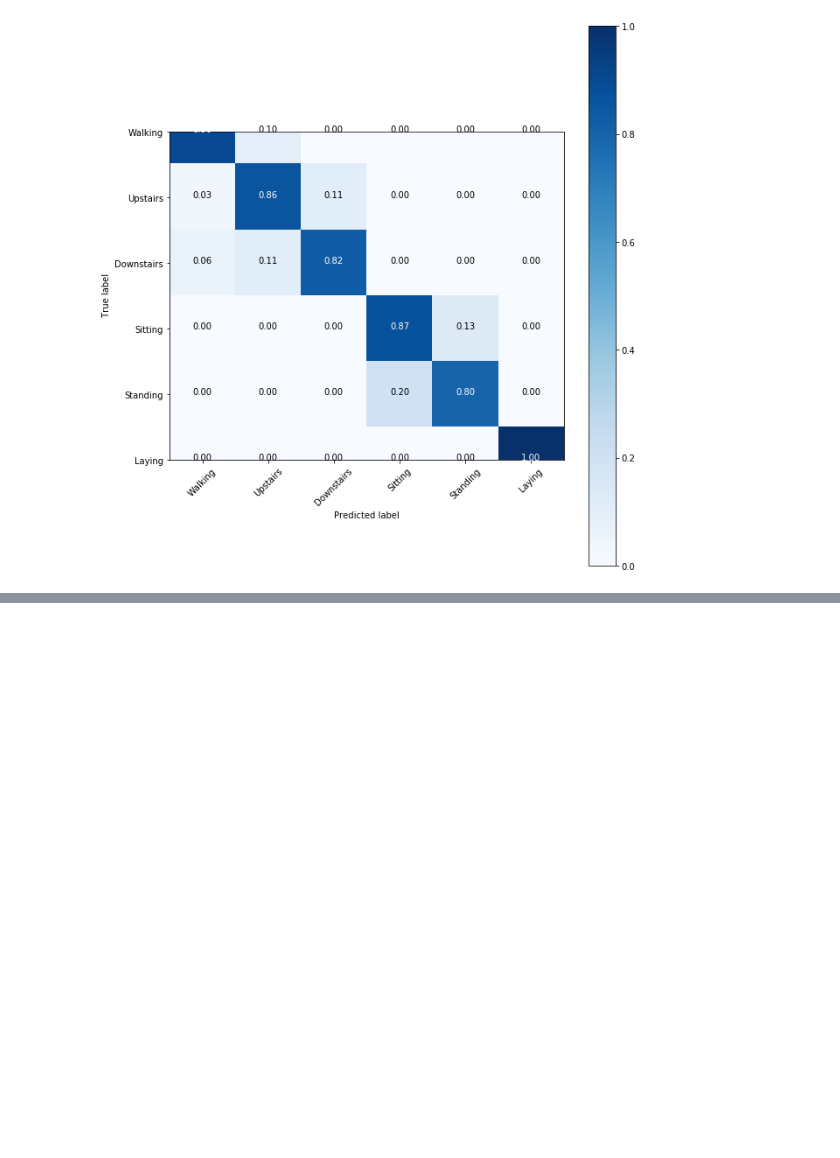
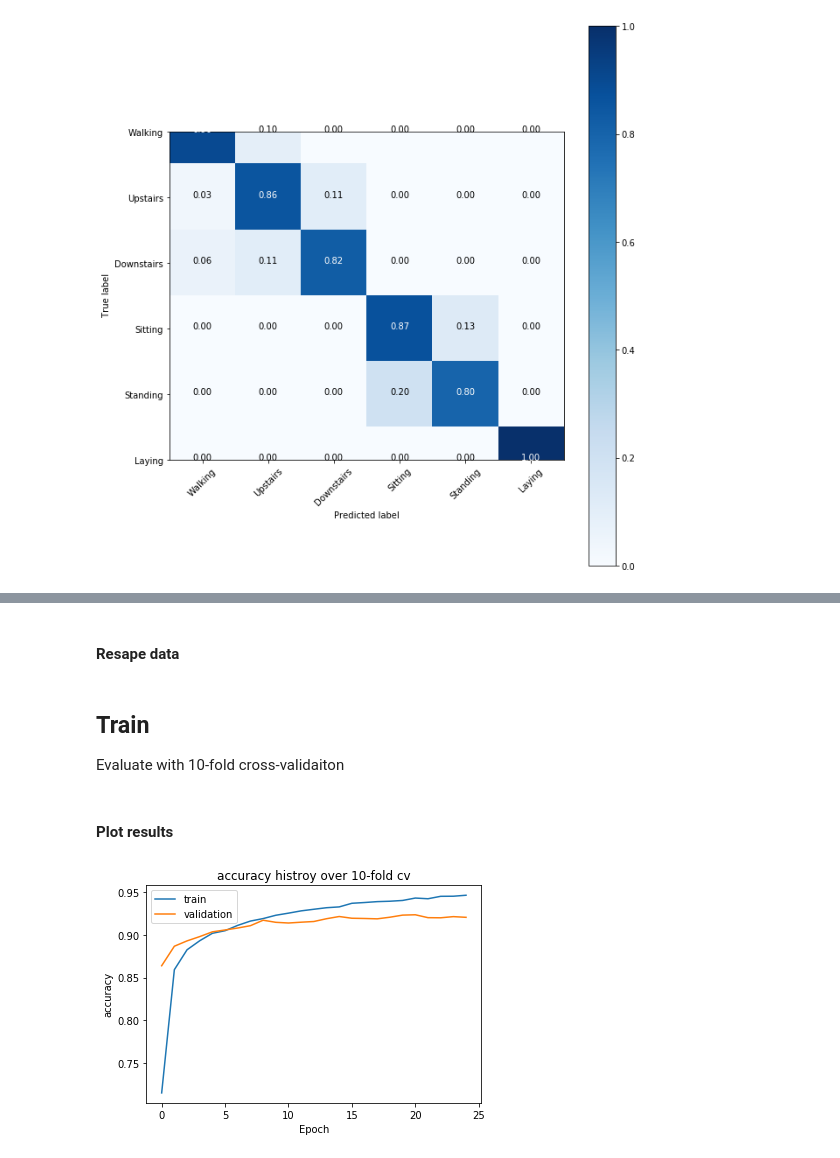
Before and after one commit to anaramirli/human-activity-recognition, a Jupyter notebook: 4. model building and testing.ipynb, the cells around one changed output, grey strips where cells are left out. Saved outputs shown, nothing was run; the diff lists cells and outputs as text; code cells hidden in the pictures; blank space fills up the shorter version.

```diff
--- a/4. model building and testing.ipynb
+++ b/4. model building and testing.ipynb
@@ -171,23 +174,25 @@ for param_i, params in enumerate(param_list):
         # evaluate model
 
         # add early stopping
-        es = EarlyStopping(monitor='val_accuracy', verbose=1, patience=10)
+        # es = EarlyStopping(monitor='val_accuracy', verbose=1, patience=10)
 
         # train model
         model = NN_model(hidden_layer_size, activation, node_size, optimizer)
         history = model.fit(trainX, trainy, validation_data=(testX, testy), epochs=30, verbose=0)
 
+        # add each fold result to list
         acc_his.append(history.history['accuracy'])
         loss_his.append(history.history['loss'])
         val_acc_his.append(history.history['val_accuracy'])
         val_loss_his.append(history.history['val_loss'])
 
 
+    # get the mean value of k-fold results
     models_history[param_i] = {'accuracy': np.mean(acc_his, axis=0),
                                'loss': np.mean(loss_his, axis=0),
                                'val_accuracy': np.mean(val_acc_his, axis=0),
                                'val_loss': np.mean(val_loss_his, axis=0)}
-
+    # evaluate results
     if tmp_val_acc<models_history[param_i]['val_accuracy'][-1]:
         tmp_val_acc=models_history[param_i]['val_accuracy'][-1]
         best_model_history =  models_history[param_i]
@@ -249,0 +260,38 @@ plot_confusion_matrix(confusion_matrix(y_pred, y_test), classes, 'Predicted labe
+# %%
+def LSTM_model(n_timesteps, n_features, activation, dense, optimizer, n_outputs=6):
+
+    '''
+    model to be used in grid_search with cross fold
+    input:
+        n_timesteps: number of timesteps
+        n_features: number of features
+        n_outputs: number of outputs
+        activation: activation function for nodes
+        dense: number of nodes
+        optimizer: optimizer function
+    '''
+
+    model = Sequential()
+
+    # add LSTM layer
+    model.add(LSTM(dense, input_shape=(n_timesteps,n_features)))
+    model.add(Dropout(0.2))
+
+    # add a single dense Layer
+    model.add(Dense(dense, activation=activation))
+    model.add(Dropout(0.2))
+
+    # add output layer
+    model.add(Dense(n_outputs, activation='softmax'))
+
+    model.compile(loss='categorical_crossentropy', optimizer=optimizer, metrics=['accuracy'])
+    return model
+# %% [markdown]
+#### Resape data
+# %%
+X_train = np.reshape(X_train, (X_train.shape[0], 1, X_train.shape[1]))
+X_test = np.reshape(X_test, (X_test.shape[0], 1, X_test.shape[1]))
+# %% [markdown]
+## Train
+
+Evaluate with 10-fold cross-validaiton
@@ -249,0 +338,10 @@ plot_confusion_matrix(confusion_matrix(y_pred, y_test), classes, 'Predicted labe
+# %% [markdown]
+#### Plot results
+# %%
+# plot accuracy history
+plot_model_history([mean_acc_his, mean_val_acc_hiss],
+                   legend=['train', 'validation'],
+                   title='accuracy histroy over 10-fold cv',
+                   ylabel='accuracy', xlabel='Epoch', figure_size=(6,4))
+# %% [output]
+[figure, added]
```
Also changed, not shown: parts of 13 cells of this notebook, 2 other files.
